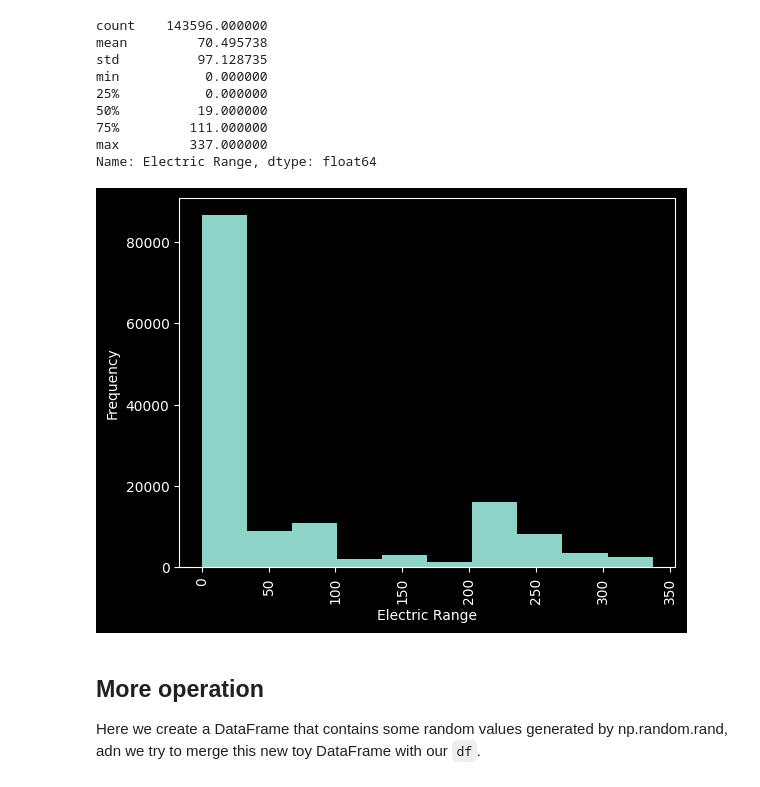
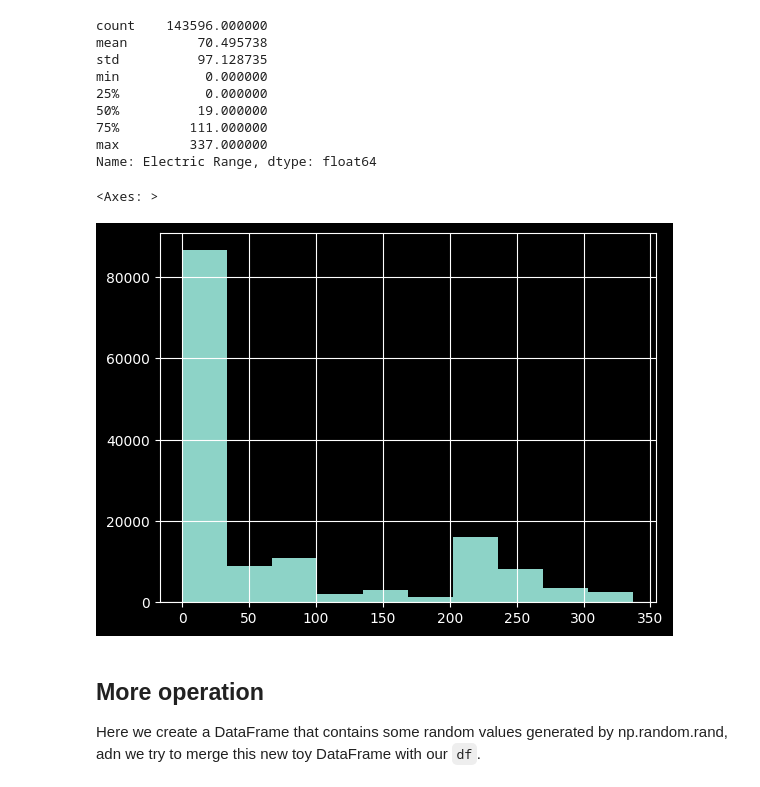
Before and after one commit to nogibjj/Cloud_hosted_notebook_TR, a Jupyter notebook: main.ipynb, the cells around one changed output. Saved outputs shown, nothing was run; the diff lists cells and outputs as text; code cells hidden in the pictures.

```diff
--- a/main.ipynb
+++ b/main.ipynb
@@ -117,9 +115,10 @@ min           0.000000
 max         337.000000
 Name: Electric Range, dtype: float64
 # %%
-pd_visual(df['Electric Range'])
+df['Electric Range'].hist()
 # %% [output]
+<Axes: >
-[figure, old version]
+[figure, new version]
 # %% [markdown]
 ## More operation
 Here we create a DataFrame that contains some random values generated by np.random.rand, adn we try to merge this new toy DataFrame with our `df`.
```
Also changed, not shown: parts of 2 cells of this notebook, 5 other files.
